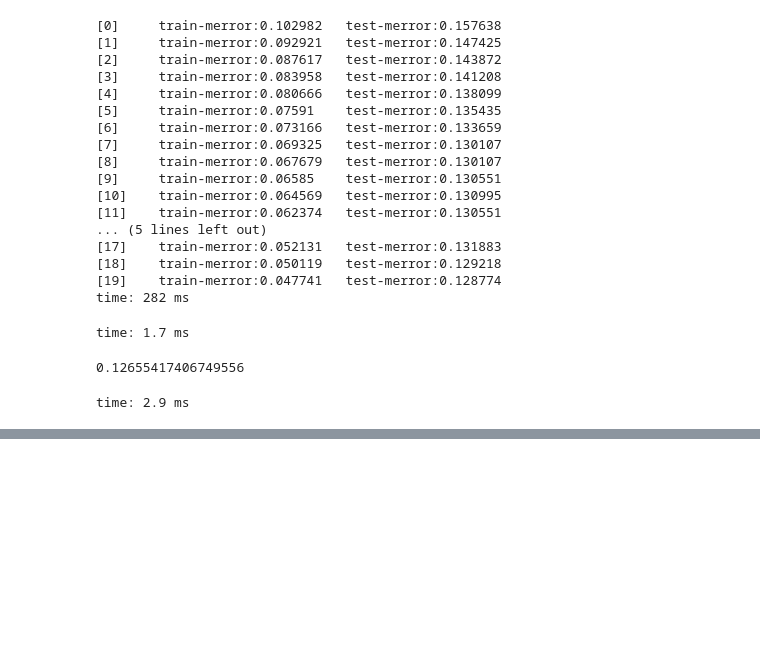
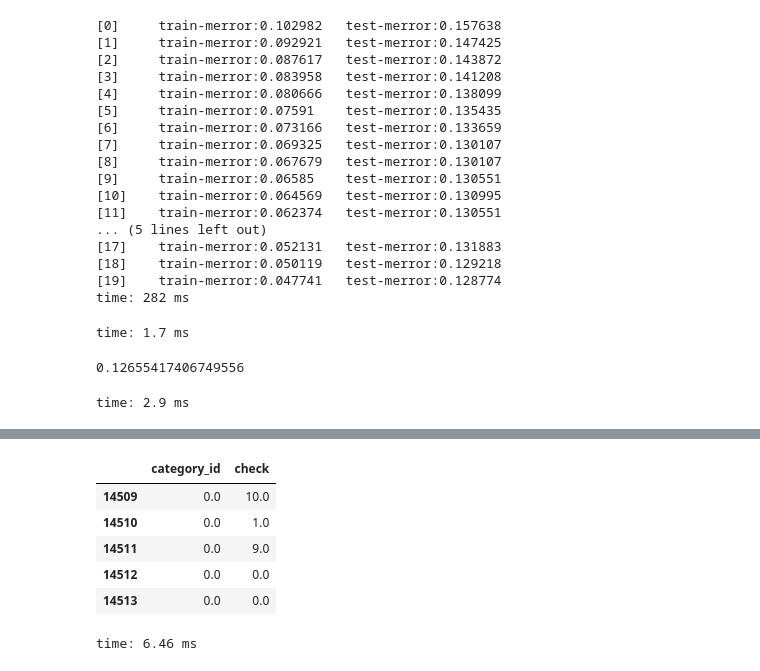
Before and after one commit to gpuopenanalytics/kdd-2018, a Jupyter notebook: notebook/KDD-Lab-4-Classification.ipynb, the cells around one changed output, grey strips where cells are left out. Drawn from its saved outputs; the diff is of its cells as text; code cells hidden in the pictures; blank space fills up the shorter version.

```diff
--- a/notebook/KDD-Lab-4-Classification.ipynb
+++ b/notebook/KDD-Lab-4-Classification.ipynb
@@ -444,0 +614,10 @@ num_round = 20
+# %%
+roc_pdf[-5:]
+# %% [output]
+|  | category_id | check |
+| 14509 | 0.0 | 10.0 |
+| 14510 | 0.0 | 1.0 |
+| 14511 | 0.0 | 9.0 |
+| 14512 | 0.0 | 0.0 |
+| 14513 | 0.0 | 0.0 |
+time: 6.46 ms
```
Also changed, not shown: parts of 30 cells of this notebook.
